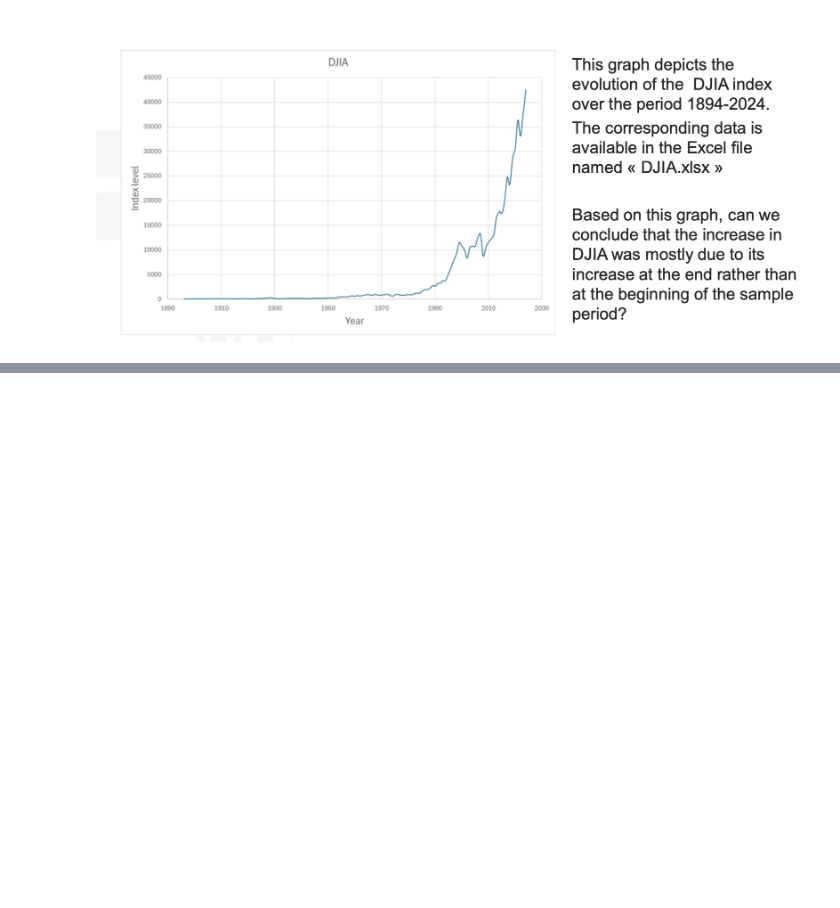
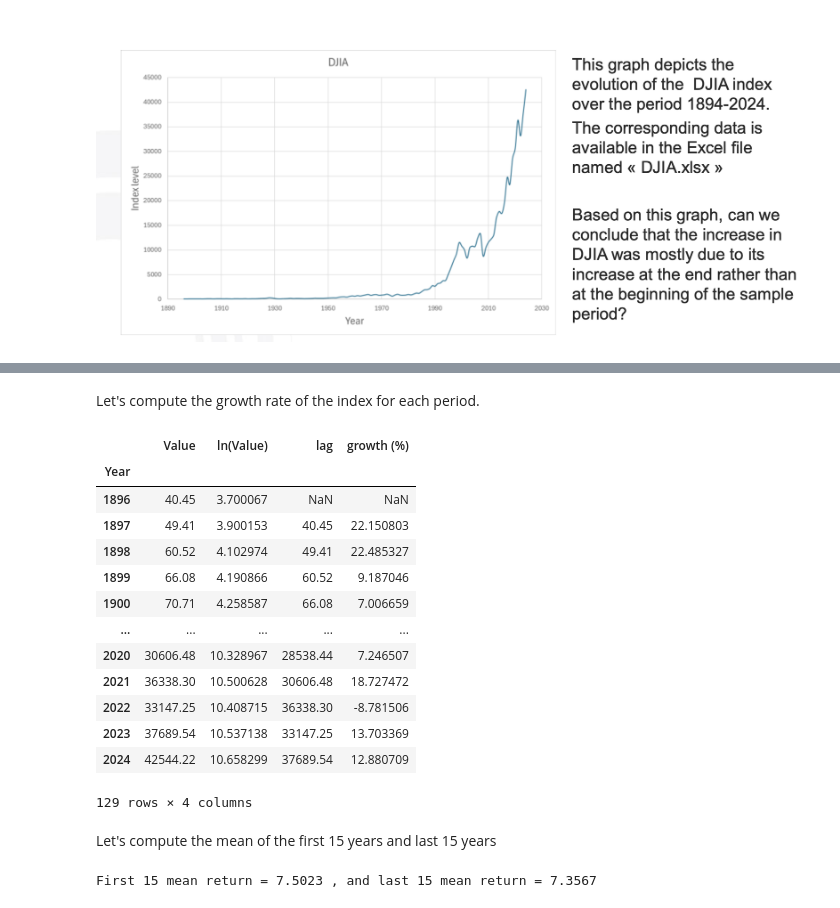
Before and after one commit to ArilesHireche/Investment-and-Financial-Markets-exercises, a Jupyter notebook: DJIA.ipynb, the cells around one changed output, grey strips where cells are left out. Cells and saved outputs as stored; diff of their text form; code cells hidden in the pictures; blank space fills up the shorter version.

```diff
--- a/DJIA.ipynb
+++ b/DJIA.ipynb
@@ -8,0 +25,31 @@ df = pd.read_excel("/Users/hirecheariles/Documents/Cours/Master Finance/IFM/.xls
+# %% [markdown]
+Let's compute the growth rate of the index for each period.
+# %%
+# Creating a column with the value from the previous year
+df["lag"]=df["Value"].shift()
+# Computing the growth rate
+df["growth (%)"]=((df["Value"]/df["lag"])-1)*100
+df
+# %% [output]
+|  | Value | ln(Value) | lag | growth (%) |
+| Year |  |  |  |  |
+| 1896 | 40.45 | 3.700067 | NaN | NaN |
+| 1897 | 49.41 | 3.900153 | 40.45 | 22.150803 |
+| 1898 | 60.52 | 4.102974 | 49.41 | 22.485327 |
+| 1899 | 66.08 | 4.190866 | 60.52 | 9.187046 |
+| 1900 | 70.71 | 4.258587 | 66.08 | 7.006659 |
+| ... | ... | ... | ... | ... |
+| 2020 | 30606.48 | 10.328967 | 28538.44 | 7.246507 |
+| 2021 | 36338.30 | 10.500628 | 30606.48 | 18.727472 |
+| 2022 | 33147.25 | 10.408715 | 36338.30 | -8.781506 |
+| 2023 | 37689.54 | 10.537138 | 33147.25 | 13.703369 |
+| 2024 | 42544.22 | 10.658299 | 37689.54 | 12.880709 |
+129 rows × 4 columns
+# %% [markdown]
+Let's compute the mean of the first 15 years and last 15 years
+# %%
+firsts = df[:16]["growth (%)"].mean()
+lasts = df[:-15]["growth (%)"].mean()
+print("First 15 mean return =", firsts.round(4), ", and last 15 mean return =", lasts.round(4))
+# %% [output]
+First 15 mean return = 7.5023 , and last 15 mean return = 7.3567
```
Also changed, not shown: parts of 12 cells of this notebook.
